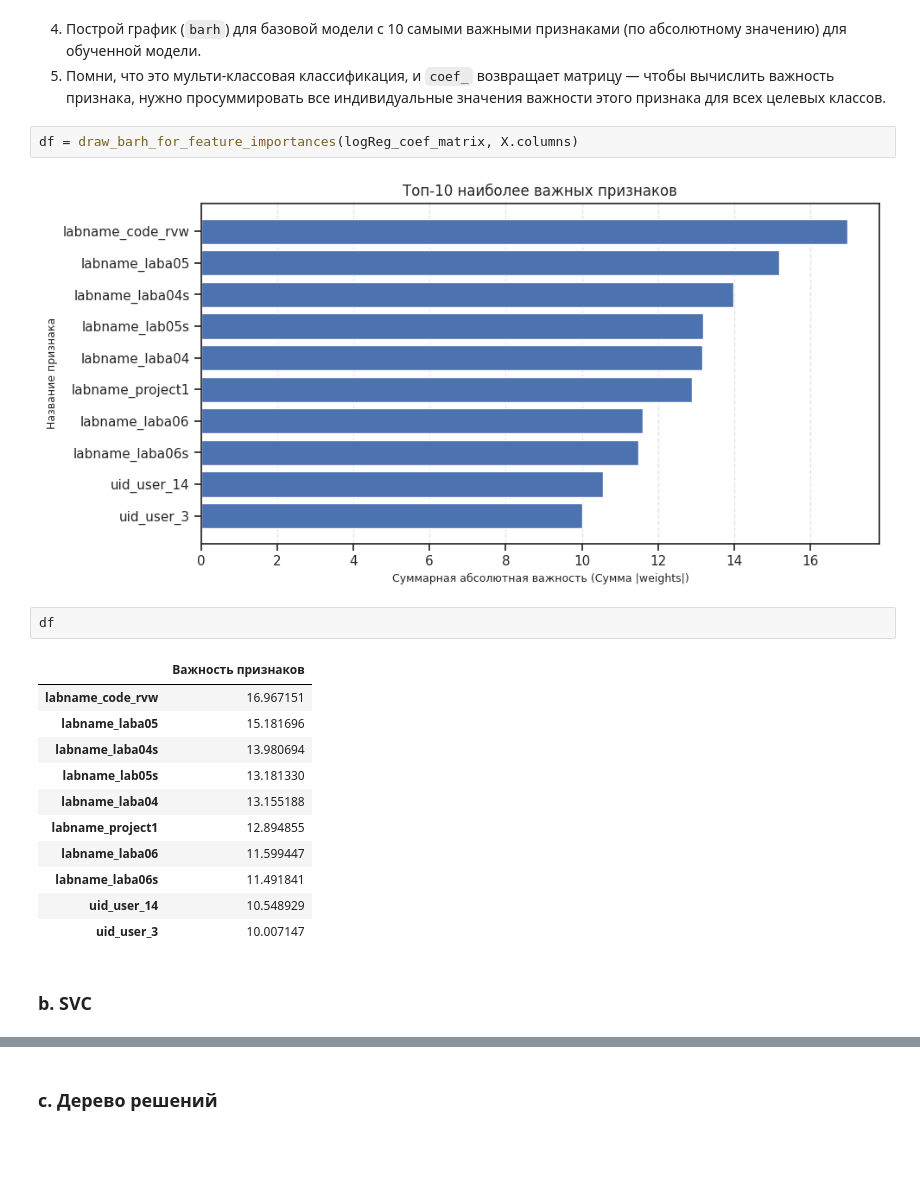
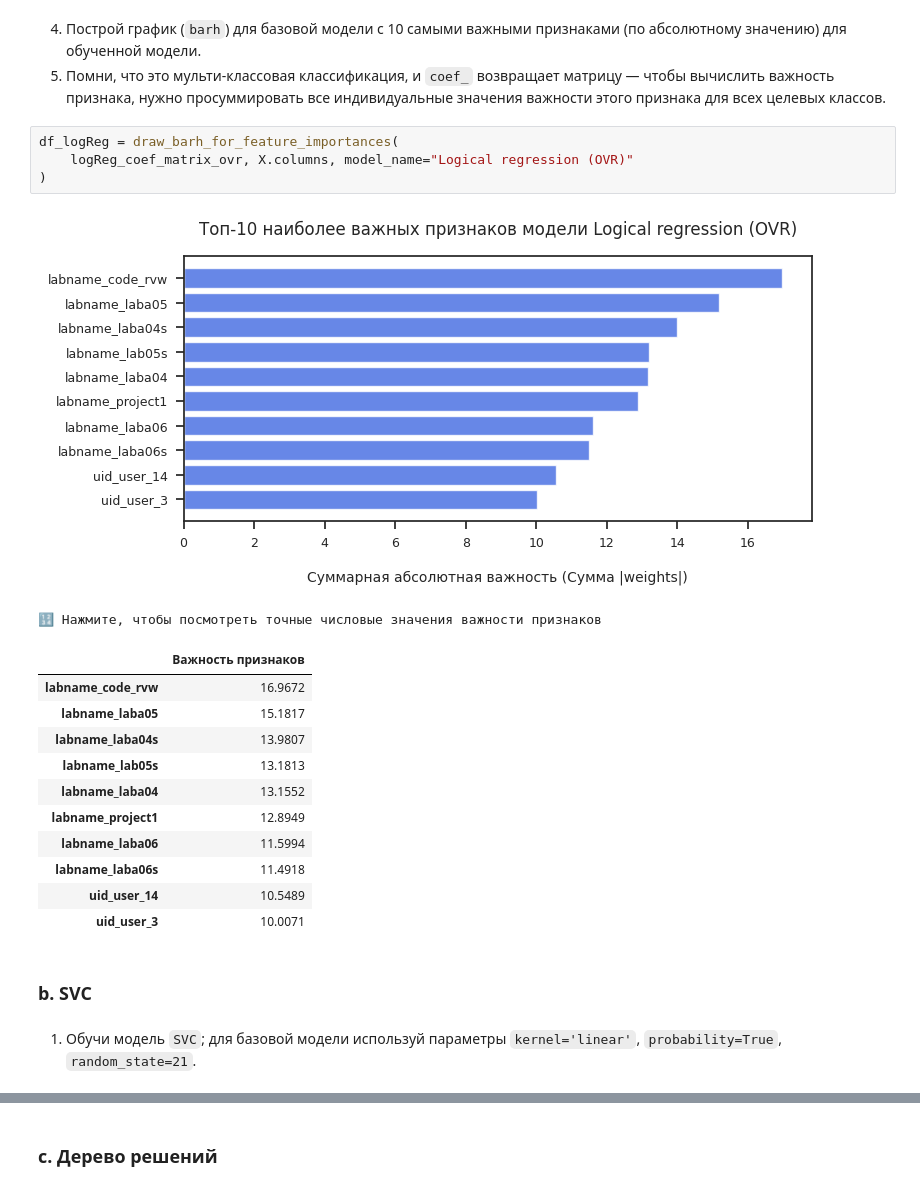
Before and after one commit to RunForJoy/ml-fundamentals-classification-regression-clustering, a Jupyter notebook: src/ex02/02_multiclass_one-hot_RU.ipynb, the cells around one changed output, grey strips where cells are left out. Cells and saved outputs as stored; diff of their text form; blank space fills up the shorter version.

```diff
--- a/src/ex02/02_multiclass_one-hot_RU.ipynb
+++ b/src/ex02/02_multiclass_one-hot_RU.ipynb
@@ -207,23 +318,25 @@ def draw_barh_for_feature_importances(coef, feature_names, top_n=10):
 # %% [markdown]
 4. Построй график (`barh`) для базовой модели с 10 самыми важными признаками (по абсолютному значению) для обученной модели.
 5. Помни, что это мульти-классовая классификация, и `coef_` возвращает матрицу — чтобы вычислить важность признака, нужно просуммировать все индивидуальные значения важности этого признака для всех целевых классов.
-# %%
-df = draw_barh_for_feature_importances(logReg_coef_matrix, X.columns)
-# %% [output]
-[figure, removed]
-# %%
-df
-# %% [output]
-|  | Важность признаков |
-| labname_code_rvw | 16.967151 |
-| labname_laba05 | 15.181696 |
-| labname_laba04s | 13.980694 |
-| labname_lab05s | 13.181330 |
-| labname_laba04 | 13.155188 |
-| labname_project1 | 12.894855 |
-| labname_laba06 | 11.599447 |
-| labname_laba06s | 11.491841 |
-| uid_user_14 | 10.548929 |
-| uid_user_3 | 10.007147 |
+# %%
+df_logReg = draw_barh_for_feature_importances(
+    logReg_coef_matrix_ovr, X.columns, model_name="Logical regression (OVR)"
+)
+# %% [output]
+[figure, added]
+🔢 Нажмите, чтобы посмотреть точные числовые значения важности признаков
+|  | Важность признаков |
+| labname_code_rvw | 16.9672 |
+| labname_laba05 | 15.1817 |
+| labname_laba04s | 13.9807 |
+| labname_lab05s | 13.1813 |
+| labname_laba04 | 13.1552 |
+| labname_project1 | 12.8949 |
+| labname_laba06 | 11.5994 |
+| labname_laba06s | 11.4918 |
+| uid_user_14 | 10.5489 |
+| uid_user_3 | 10.0071 |
 # %% [markdown]
 ### b. SVC
+# %% [markdown]
+1. Обучи модель `SVC`; для базовой модели используй параметры `kernel='linear'`, `probability=True`, `random_state=21`.
```
Also changed, not shown: parts of 41 cells of this notebook, 1 other file.
